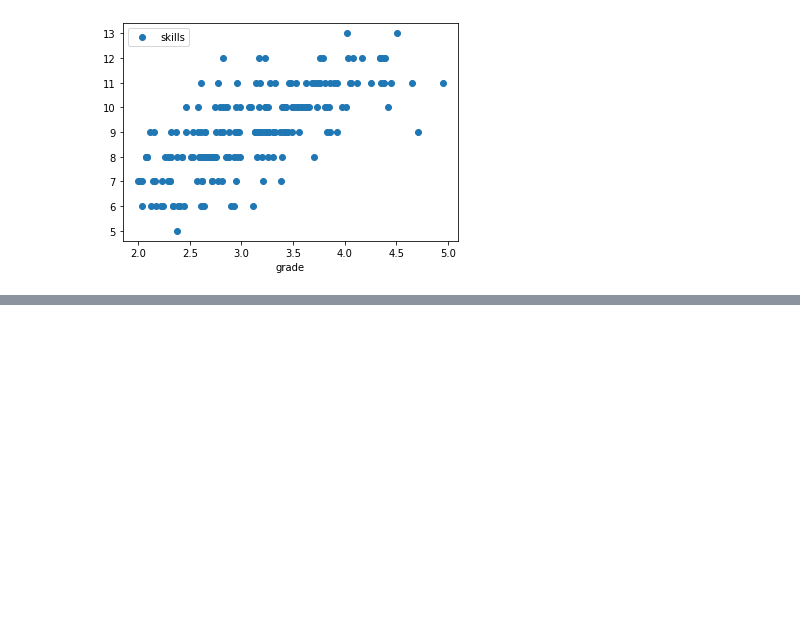
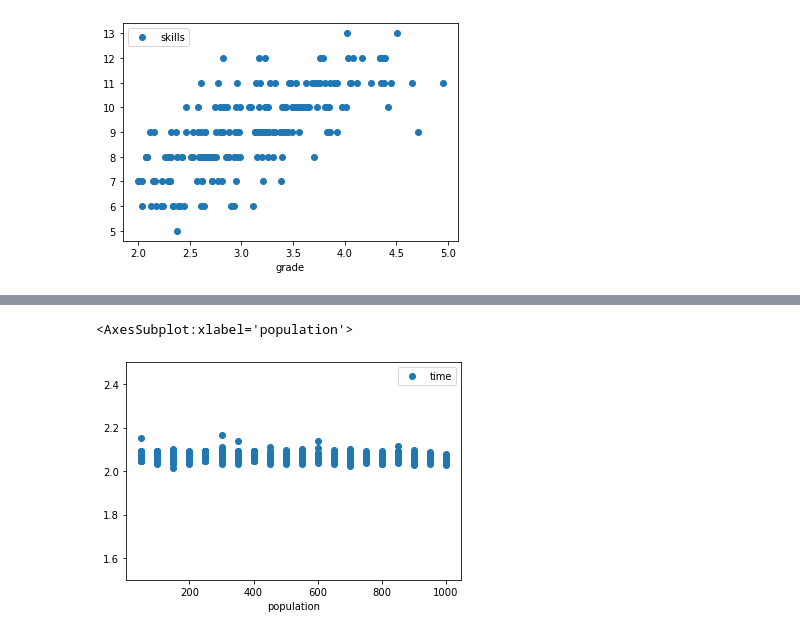
Before and after one commit to basioli-k/social_network, a Jupyter notebook: analysis/Social network analysis.ipynb, the cells around one changed output, grey strips where cells are left out. Drawn from its saved outputs; the diff is of its cells as text; code cells hidden in the pictures; blank space fills up the shorter version.

```diff
--- a/analysis/Social network analysis.ipynb
+++ b/analysis/Social network analysis.ipynb
@@ -83,0 +107,5 @@ people.plot(x='grade', y='skills', style='o')
+# %%
+business.plot(x='population', y='time', style='o', ylim=[1.5,2.5])
+# %% [output]
+<AxesSubplot:xlabel='population'>
+[figure, added]
```
Also changed, not shown: parts of 2 cells of this notebook, 16 other files.
